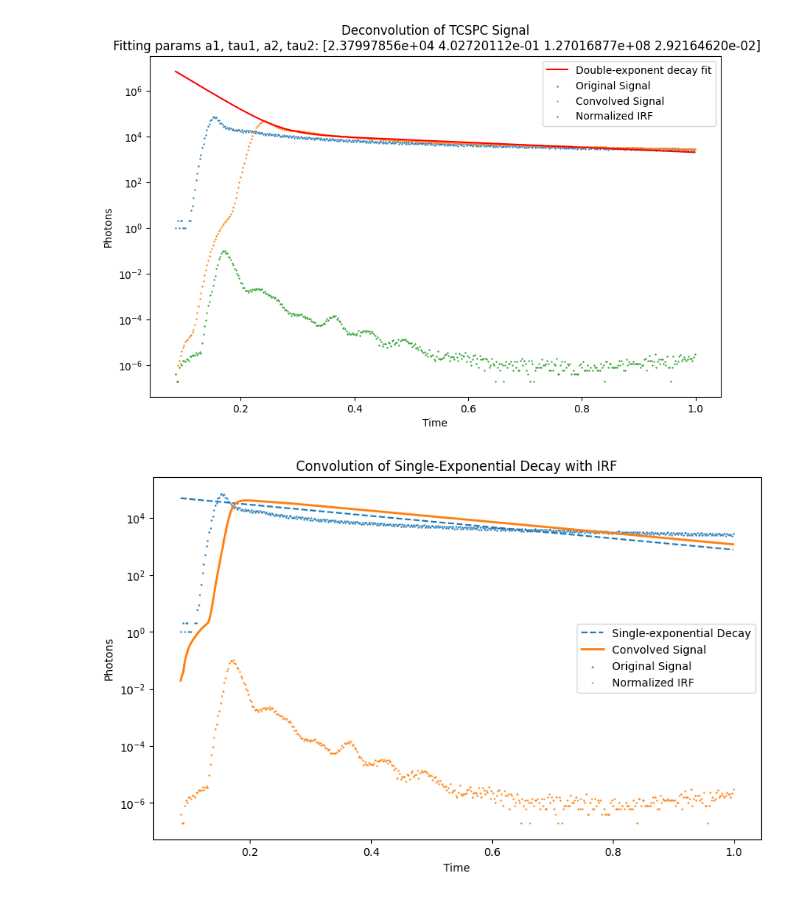
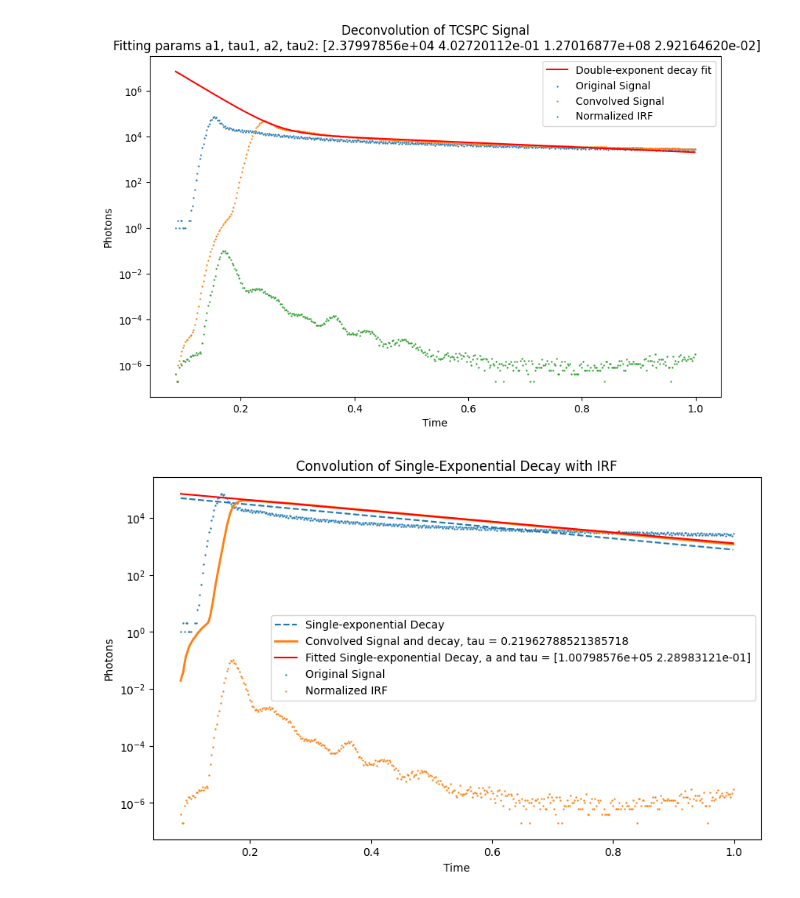
Before and after one commit to mkizilov/ReconFit, a Jupyter notebook: Exp.ipynb, the cells around one changed output. Drawn from its saved outputs; the diff is of its cells as text; code cells hidden in the pictures.

Commit message:
Added fit to one exponent

```diff
--- a/Exp.ipynb
+++ b/Exp.ipynb
@@ -232,33 +232,43 @@ def plot_convolution(df, df_IRF):
     df_IRF = df_IRF.sort_values(by='Time')
 
     df = df_to_histogram(df, bins = 1000)
     df_IRF = df_to_histogram_edges(df_IRF, df)
 
     df = df_cut_max(df, 1)
     df_IRF = df_cut_max(df_IRF, 1)
 
     # Normalize the IRF
     df_IRF['Photons'] /= np.sum(df_IRF['Photons'])
 
     # Generate the single-exponential decay using the fluorescence lifetime tau
     decay = single_exponential_decay(df['Time'], np.max(df['Photons']), tau)
 
     # Perform the convolution of the decay with the IRF
     convolved_signal = np.convolve(decay, df_IRF['Photons'], mode='full')[:len(df)]
 
+    # Find the index of the maximum photon point in the convolved signal
+    max_index = np.argmax(convolved_signal)
+
+    # Fit the single-exponential decay model to the convolved signal starting from the max photon point
+    popt, pcov = curve_fit(single_exponential_decay, df['Time'][max_index:], convolved_signal[max_index:], p0=[np.max(convolved_signal), tau])
+
+    # Generate the fitted decay curve
+    fitted_decay = single_exponential_decay(df['Time'], *popt)
+
+
     # Plot the original signal, the IRF, the single-exponential decay, and the convolved signal
     plt.figure(figsize=(10, 6))
     plt.scatter(df['Time'], df['Photons'], label='Original Signal', marker='o', s = 0.5)
     plt.plot(df['Time'], decay, label='Single-exponential Decay', linestyle='--')
     plt.scatter(df_IRF['Time'], df_IRF['Photons'], label='Normalized IRF', s = 0.5)
-    plt.plot(df['Time'], convolved_signal, label='Convolved Signal', linewidth=2)
-
+    plt.plot(df['Time'], convolved_signal, label='Convolved Signal and decay, tau = ' + str(tau), linewidth=2)
+    plt.plot(df['Time'], fitted_decay, label='Fitted Single-exponential Decay, a and tau = ' + str(popt), color='red')
     plt.xlabel('Time')
     plt.ylabel('Photons')
     plt.yscale('log')
     plt.title('Convolution of Single-Exponential Decay with IRF')
     plt.legend()
     plt.show()
 plot_convolution(df, df_IRF)
 # %% [output]
-[figure, old version]
+[figure, new version]
```
